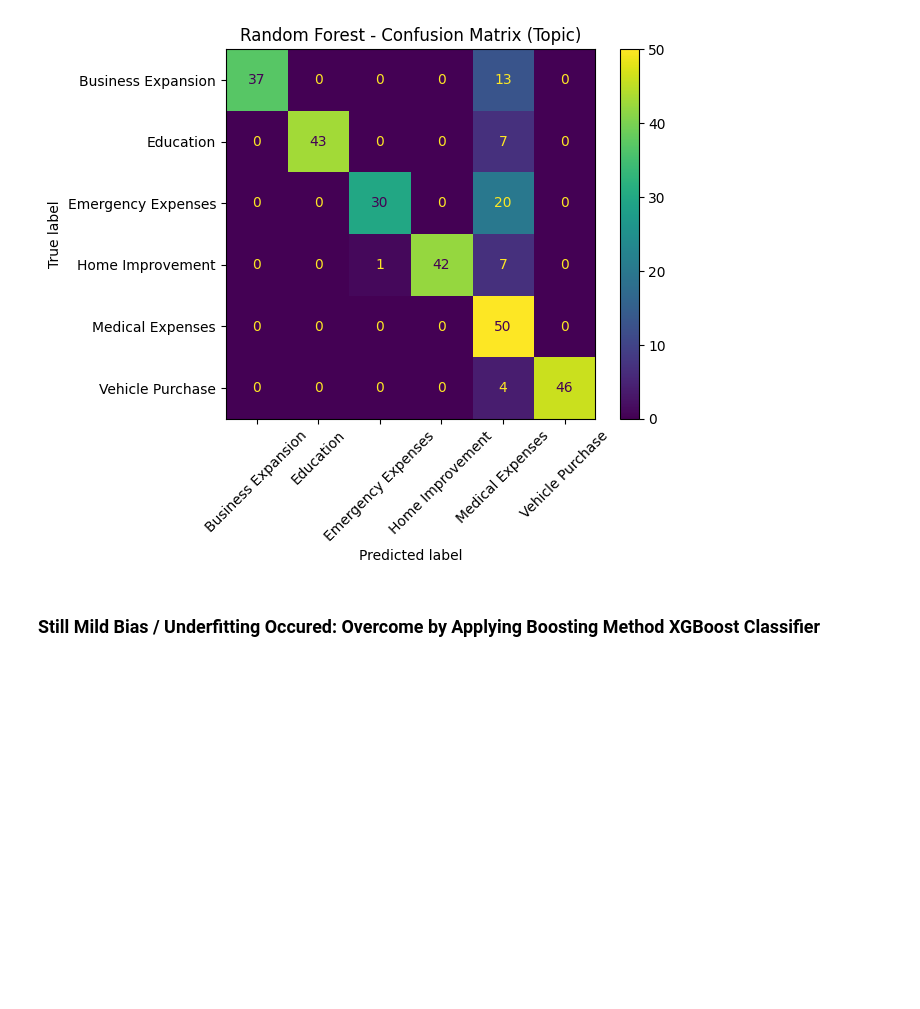
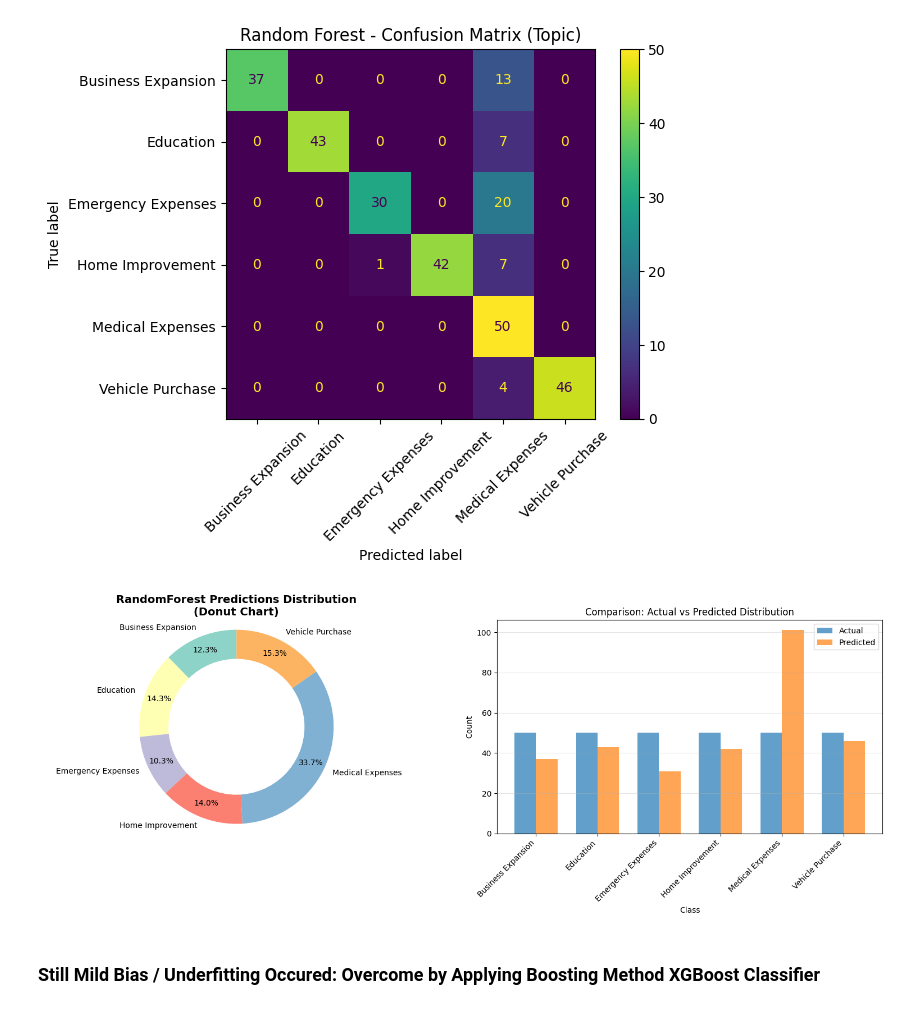
Before and after one commit to linlin0708/Data-Mining-Group-Project, a Jupyter notebook: DataMiningGP.ipynb, the cells around one changed output. Saved outputs shown, nothing was run; the diff lists cells and outputs as text; code cells hidden in the pictures; blank space fills up the shorter version.

Commit message:
Mild bias indicated by Random Forest using Donut and Bar Chart

```diff
--- a/DataMiningGP.ipynb
+++ b/DataMiningGP.ipynb
@@ -469,6 +471,59 @@ Emergency Expenses       0.97      0.60      0.74        50
          macro avg       0.91      0.83      0.84       300
       weighted avg       0.91      0.83      0.84       300
 [figure]
+# %%
+import matplotlib.pyplot as plt
+import pandas as pd
+import numpy as np
+
+# get the unique class labels from y_test and dtc_pred for correct reindexing and display
+classes_labels = np.unique(np.concatenate((y_test, dtc_pred)))
+
+# create a DataFrame with predictions
+results_df = pd.DataFrame({
+    'Actual': y_test,
+    'Predicted': rfc_pred
+})
+
+# count predictions by class, reindex to include all classes found in the data
+# using the actual string labels for correct mapping
+prediction_counts = results_df['Predicted'].value_counts().reindex(classes_labels, fill_value=0)
+actual_counts = results_df['Actual'].value_counts().reindex(classes_labels, fill_value=0)
+
+fig, (ax1, ax2) = plt.subplots(1, 2, figsize=(16, 6))
+
+# Donut chart
+colors = plt.cm.Set3(np.arange(len(classes_labels)))
+wedges, texts, autotexts = ax1.pie(
+    prediction_counts.values,
+    labels=classes_labels,
+    colors=colors,
+    autopct='%1.1f%%',
+    pctdistance=0.85,
+    startangle=90
+)
+centre_circle = plt.Circle((0, 0), 0.70, fc='white')
+ax1.add_artist(centre_circle)
+ax1.set_title('RandomForest Predictions Distribution\n(Donut Chart)', fontsize=14, fontweight='bold')
+ax1.axis('equal')
+
+# Bar chart: Actual vs Predicted
+x = np.arange(len(classes_labels))
+width = 0.35
+ax2.bar(x - width/2, actual_counts.values, width, label='Actual', alpha=0.7)
+ax2.bar(x + width/2, prediction_counts.values, width, label='Predicted', alpha=0.7)
+ax2.set_xlabel('Class')
+ax2.set_ylabel('Count')
+ax2.set_title('Comparison: Actual vs Predicted Distribution')
+ax2.set_xticks(x)
+ax2.set_xticklabels(classes_labels, rotation=45, ha='right')
+ax2.legend()
+ax2.grid(True, alpha=0.3, axis='y')
+
+plt.tight_layout()
+plt.show()
+# %% [output]
+[figure, added]
 # %% [markdown]
 ### **Still Mild Bias / Underfitting Occured: Overcome by Applying Boosting Method XGBoost Classifier**
 # %% [markdown]
```
Also changed, not shown: parts of 1 cell of this notebook.
